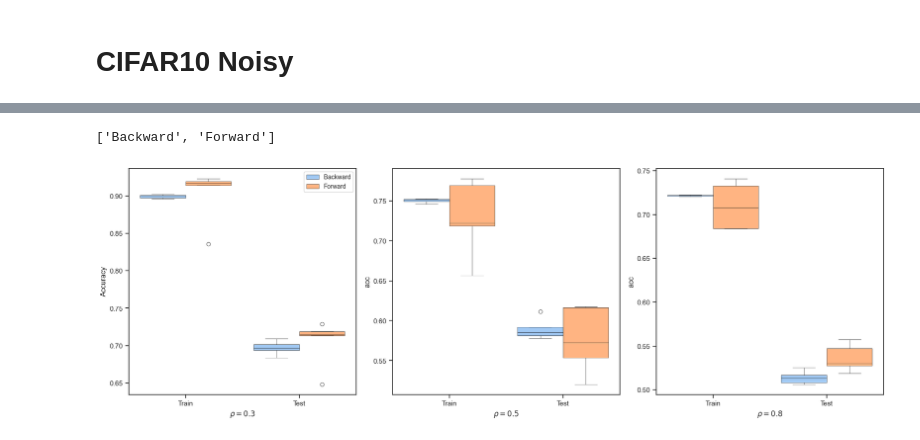
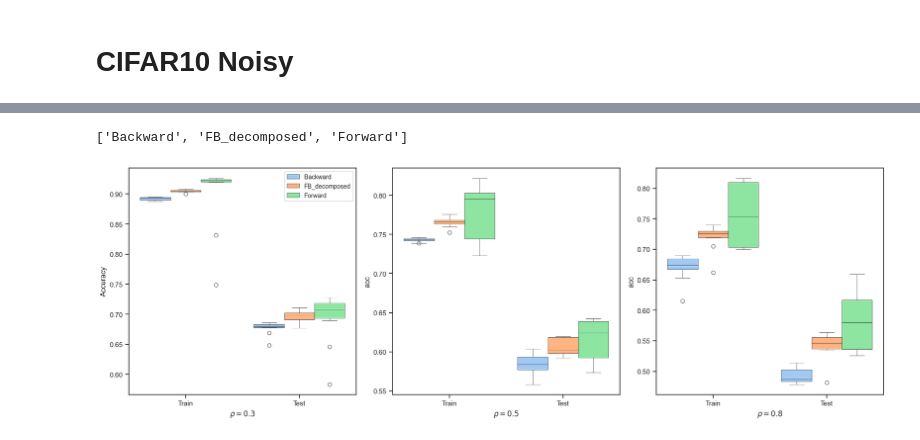
Before and after one commit to DaniBacaicoa/ForwardBackard_losses, a Jupyter notebook: New_Results_viasualization.ipynb, the cells around one changed output, grey strips where cells are left out. Cells and saved outputs as stored; diff of their text form; code cells hidden in the pictures.

Commit message:
cifar10 plot

```diff
--- a/New_Results_viasualization.ipynb
+++ b/New_Results_viasualization.ipynb
@@ -1297,7 +1298,7 @@ folder_path = 'Results/Cifar10_Noisy_Patrini_CIFAR10'
 
 for filename in os.listdir(folder_path):
     if filename.endswith('.csv'):
-        if int(filename[-5:][0])<5:
+        if int(filename[-5:][0])<15:
             file_path = os.path.join(folder_path, filename)
             # Read the CSV file into a DataFrame
             df = pd.read_csv(file_path)
@@ -1353,6 +1370,6 @@ array([0, 1, 2, 3, 4], dtype=int64)
 # %%
-selected_loss_fns = ['Backward', 'Forward']
-last_epoch_df = df_concatenado[df_concatenado['epoch'] == 50]
+selected_loss_fns = ['Backward', 'FB_decomposed', 'Forward']
+last_epoch_df = df_concatenado[df_concatenado['epoch'] == 20]
 last_epoch_df = last_epoch_df[last_epoch_df['loss_fn'].isin(selected_loss_fns)]
 
 df_corr1 = last_epoch_df[last_epoch_df['corr_p']==0.2]
@@ -1363,8 +1380,8 @@ sns.set_theme(style="ticks", palette="pastel")
 fig, axes = plt.subplots(1, 3, figsize=(18, 6), sharey=False)
 
 
-hue_order = ['Backward', 'Forward']#'Backward_conv', 'Backward_opt', 'Backward_opt_conv', 'Forward', 'Forward_opt']
-new_labels = ['Backward', 'Forward']#'Convex Backward ', r'Backward (${\bf B}^\ast$)', r'Convex Backward (${\bf B}^\ast$)', , r'ForwardBackward (${\bf F=I},{\bf B=B^\ast}$)']
+hue_order = ['Backward', 'FB_decomposed', 'Forward']#'Backward_conv', 'Backward_opt', 'Backward_opt_conv', 'Forward', 'Forward_opt']
+new_labels = ['Backward', 'FB_decomposed', 'Forward']#'Convex Backward ', r'Backward (${\bf B}^\ast$)', r'Convex Backward (${\bf B}^\ast$)', , r'ForwardBackward (${\bf F=I},{\bf B=B^\ast}$)']
 
 
 sns.boxplot(data=df_corr1, x='train', y='acc', hue='loss_fn', hue_order= hue_order, ax=axes[0], saturation=1,
@@ -1376,32 +1393,32 @@ axes[0].set_xlabel(r'$\rho=0.3$')
 axes[0].set_ylabel('Accuracy')
 
 handles, labels = axes[0].get_legend_handles_labels()
 axes[0].legend(handles, new_labels,prop={'size': 10})
 print(labels)
 
 
 sns.boxplot(data=df_corr2, x='train', y='acc', hue='loss_fn', hue_order= hue_order, ax=axes[1], saturation=1,
             boxprops=dict(edgecolor='black', linewidth=0.4),
             whiskerprops=dict(color='black', linewidth=0.4),
             capprops=dict(color='black', linewidth=0.4),
             medianprops=dict(color='black', linewidth=0.4))
 axes[1].set_xlabel(r'$\rho=0.5$')
 #axes[1].set_ylabel('Accuracy')
 axes[1].legend().remove()
 
 sns.boxplot(data=df_corr3, x='train', y='acc', hue='loss_fn', hue_order= hue_order, ax=axes[2], saturation=1,
             boxprops=dict(edgecolor='black', linewidth=0.4),
             whiskerprops=dict(color='black', linewidth=0.4),
             capprops=dict(color='black', linewidth=0.4),
             medianprops=dict(color='black', linewidth=0.4))
 axes[2].set_xlabel(r'$\rho=0.8$')
 #axes[2].set_ylabel('Accuracy')
 axes[2].legend().remove()
 
 # Adjust layout
 plt.tight_layout()
 plt.show()
 #plt.savefig('Fig2.eps', format='eps',dpi=1000)
 # %% [output]
-['Backward', 'Forward']
+['Backward', 'FB_decomposed', 'Forward']
-[figure, old version]
+[figure, new version]
```
Also changed, not shown: parts of 4 cells of this notebook.
